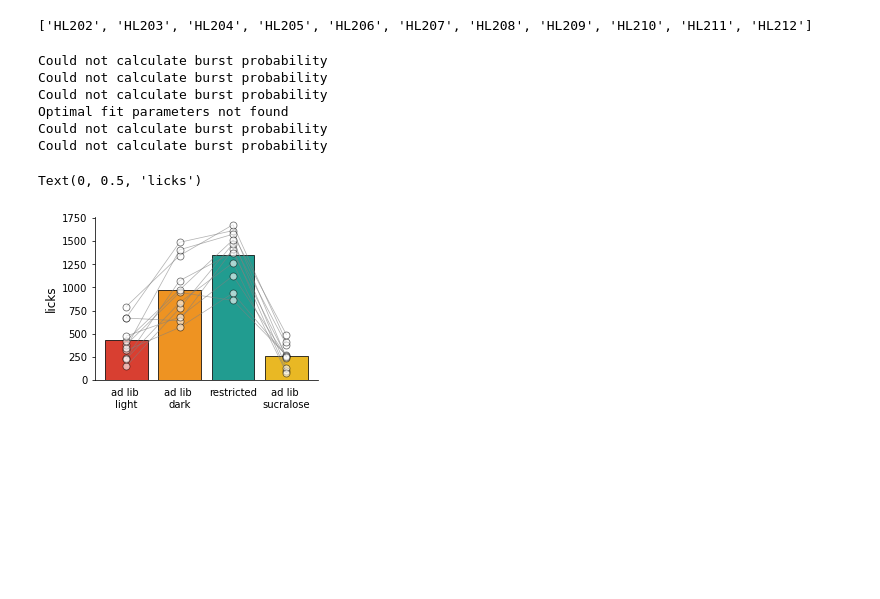
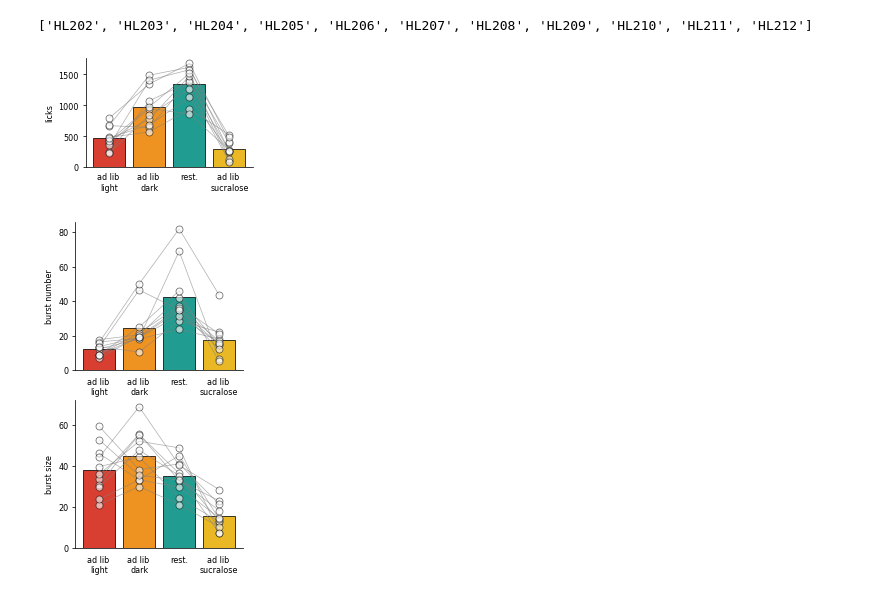
Before and after one commit to linneavolcko/hislight, a Jupyter notebook: notebooks/fig1_behavior.ipynb, the cells around one changed output. Drawn from its saved outputs; the diff is of its cells as text; code cells hidden in the pictures; blank space fills up the shorter version.

```diff
--- a/notebooks/fig1_behavior.ipynb
+++ b/notebooks/fig1_behavior.ipynb
@@ -42,7 +42,10 @@ def get_lick_data (data, mice):
 
         for key, val in data.items():
             if val["mouse_ID"] == mouse:
+                if len(val["licks"]) < 3:
+                    continue
                 onset= val["licks"]
+                #print(onset)
                 lickdata = tp.lickCalc(onset, minburstlength=3)
                 temp_total.append(lickdata["total"])
                 temp_lick.append(lickdata["licks"])
@@ -55,7 +58,8 @@ def get_lick_data (data, mice):
         burst_size.append(np.mean(temp_burstsize))
         burst_size_first_3.append(np.mean(temp_burstsize_first_3))
 
-    data_to_return = {"licks":licks, "burst number": burst_number, "burst size": burst_size, "burst size first 3": burst_size_first_3}
+    data_to_return= {"licks":licks, "burst number": burst_number, "burst size": burst_size, "burst size first 3": burst_size_first_3}
+
     return data_to_return
 # %%
 mice= get_mice(adlib_light)
@@ -63,34 +67,69 @@ print(mice)
 # %% [output]
 ['HL202', 'HL203', 'HL204', 'HL205', 'HL206', 'HL207', 'HL208', 'HL209', 'HL210', 'HL211', 'HL212']
 # %%
-adlib_light= get_lick_data(adlib_light, mice)
-adlib_dark= get_lick_data(adlib_dark, mice)
-adlib_sucralose= get_lick_data(adlib_sucralose, mice)
-restricted_dark= get_lick_data(restricted_dark, mice)
+adlib_light_means= get_lick_data(adlib_light, mice)
+adlib_dark_means= get_lick_data(adlib_dark, mice)
+adlib_sucralose_means= get_lick_data(adlib_sucralose, mice)
+restricted_dark_means= get_lick_data(restricted_dark, mice)
-# %% [output]
-Could not calculate burst probability
-Could not calculate burst probability
-Could not calculate burst probability
-Optimal fit parameters not found
-Could not calculate burst probability
-Could not calculate burst probability
 # %%
 colors = ["#D83F31", "#EE9322", "#219C90","#E9B824"]
 # %%
 # MEAN LICKS PER SESSION
 
-f,ax=plt.subplots(figsize=(4,3), ncols=1)
+f,ax=plt.subplots(figsize=(3,2), ncols=1)
 
-tp.barscatter([adlib_light["licks"], adlib_dark["licks"], restricted_dark["licks"], adlib_sucralose["licks"]],
+tp.barscatter([adlib_light_means["licks"], adlib_dark_means["licks"], restricted_dark_means["licks"], adlib_sucralose_means["licks"]],
               paired=True,
               barfacecolor_option='individual',
               barfacecolor=colors,
               scattersize=70,
-              grouplabel= ["ad lib \nlight", "ad lib \ndark", "restricted", "ad lib \nsucralose"],
+              grouplabel= ["ad lib \nlight", "ad lib \ndark", "rest.", "ad lib \nsucralose"],
               scatteralpha=0.6,
+              fontsize=8,
               ax=ax)
 
-ax.set_ylabel("licks", fontsize = 12)
+ax.set_ylabel("licks", fontsize = 8)
+
+for tick in ax.yaxis.get_majorticklabels():
+    tick.set_fontsize(8)
+
+f.savefig("C:\\Users\\kvo019\\OneDrive - UiT Office 365\\Pipette 2\\People\\Linnea\\Manuscripts\\hislight paper\\figures\\licks_per_session.pdf")
 # %% [output]
-Text(0, 0.5, 'licks')
-[figure, old version]
+[figure, new version]
+# %%
+f,ax=plt.subplots(figsize=(3, 6), nrows=2, gridspec_kw={"hspace": 0.2})
+
+
+tp.barscatter([adlib_light_means["burst number"], adlib_dark_means["burst number"],
+               restricted_dark_means["burst number"], adlib_sucralose_means["burst number"]],
+              paired=True,
+              barfacecolor_option='individual',
+              barfacecolor=colors,
+              scattersize=70,
+              grouplabel= ["ad lib \nlight", "ad lib \ndark", "rest.", "ad lib \nsucralose"],
+              scatteralpha=0.6,
+              fontsize=8,
+              ax=ax[0])
+
+tp.barscatter([adlib_light_means["burst size"], adlib_dark_means["burst size"],
+               restricted_dark_means["burst size"], adlib_sucralose_means["burst size"]],
+              paired=True,
+              barfacecolor_option='individual',
+              barfacecolor=colors,
+              scattersize=70,
+              grouplabel= ["ad lib \nlight", "ad lib \ndark", "rest.", "ad lib \nsucralose"],
+              scatteralpha=0.6,
+              fontsize=8,
+              ax=ax[1])
+
+ax[0].set_ylabel("burst number", fontsize = 8)
+ax[1].set_ylabel("burst size", fontsize = 8)
+
+for tick in ax[0].yaxis.get_majorticklabels():
+    tick.set_fontsize(8)
+for tick in ax[1].yaxis.get_majorticklabels():
+    tick.set_fontsize(8)
+
+f.savefig("C:\\Users\\kvo019\\OneDrive - UiT Office 365\\Pipette 2\\People\\Linnea\\Manuscripts\\hislight paper\\figures\\microstructure.pdf")
+# %% [output]
+[figure, added]
```
Also changed, not shown: parts of 19 cells of this notebook, 20 other files.
